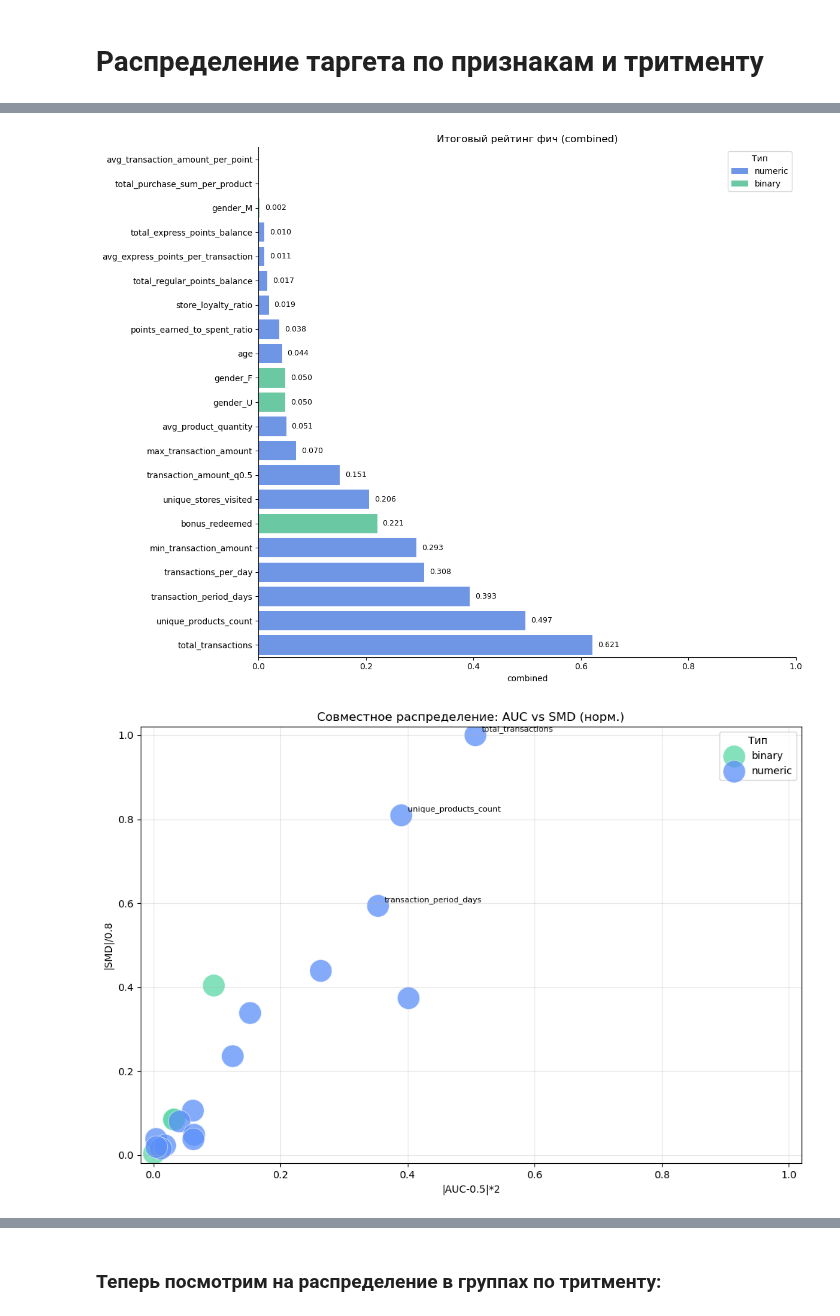
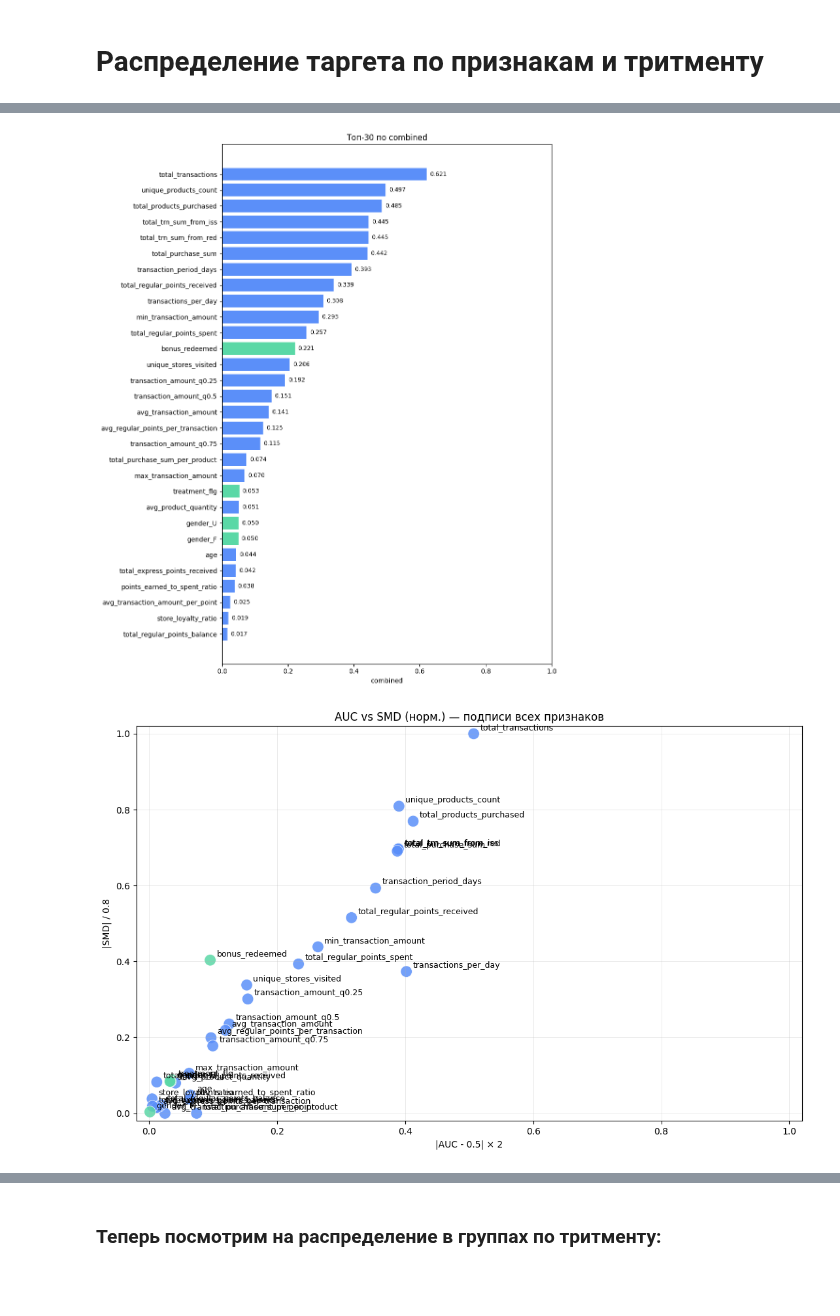
Before and after one commit to VShilovich/uplift-modeling-hse, a Jupyter notebook: EDA/eda.ipynb, the cells around one changed output, grey strips where cells are left out. Cells and saved outputs as stored; diff of their text form; code cells hidden in the pictures; blank space fills up the shorter version.

Commit message:
Adjusted distribution analysis on target, added Propencity Score analysis on data

```diff
--- a/EDA/eda.ipynb
+++ b/EDA/eda.ipynb
@@ -691,14 +730,16 @@ class TargetScore:
 # %%
 import warnings
 warnings.filterwarnings('ignore')
+# %%
+max_val = np.finfo(np.float64).max
+final_df_for_analysis = final_df_for_analysis.replace(np.inf, max_val).replace(-np.inf, -max_val)
 # %%
-df_eval = final_df_for_analysis_reducted.drop(columns=["treatment_flg"], errors="ignore")
-ts = TargetScore(target_col="target", ignore_dates=True)
+TARGET = "target"
+summary = feature_summary(final_df_for_analysis, target=TARGET)
 
-summary = ts.summarize(df_eval)
-ts.plot_ranked(summary, by="combined", top_k=30, title="Итоговый рейтинг фич (combined)")
-ts.plot_bubble(summary, title="Совместное распределение: AUC vs SMD (норм.)")
+plot_ranked(summary, by="combined", top_k=30)
+plot_bubble(summary)
 # %% [output]
-[figure, old version]
+[figure, new version]
-[figure, old version]
+[figure, new version]
 # %%
```
Also changed, not shown: parts of 19 cells of this notebook.
